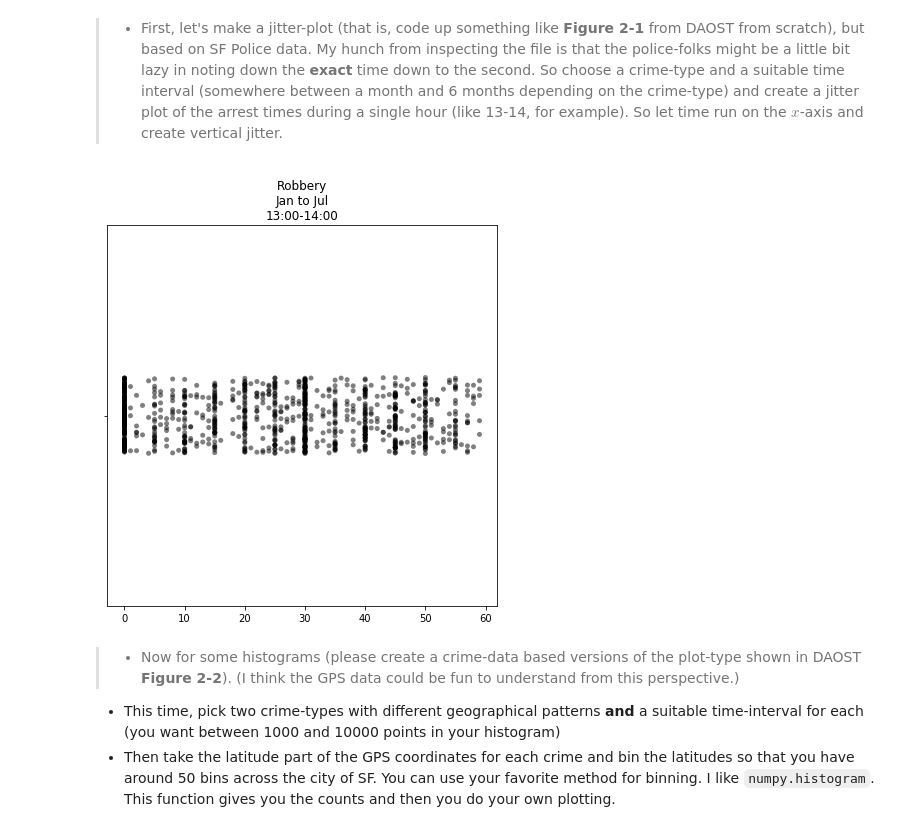
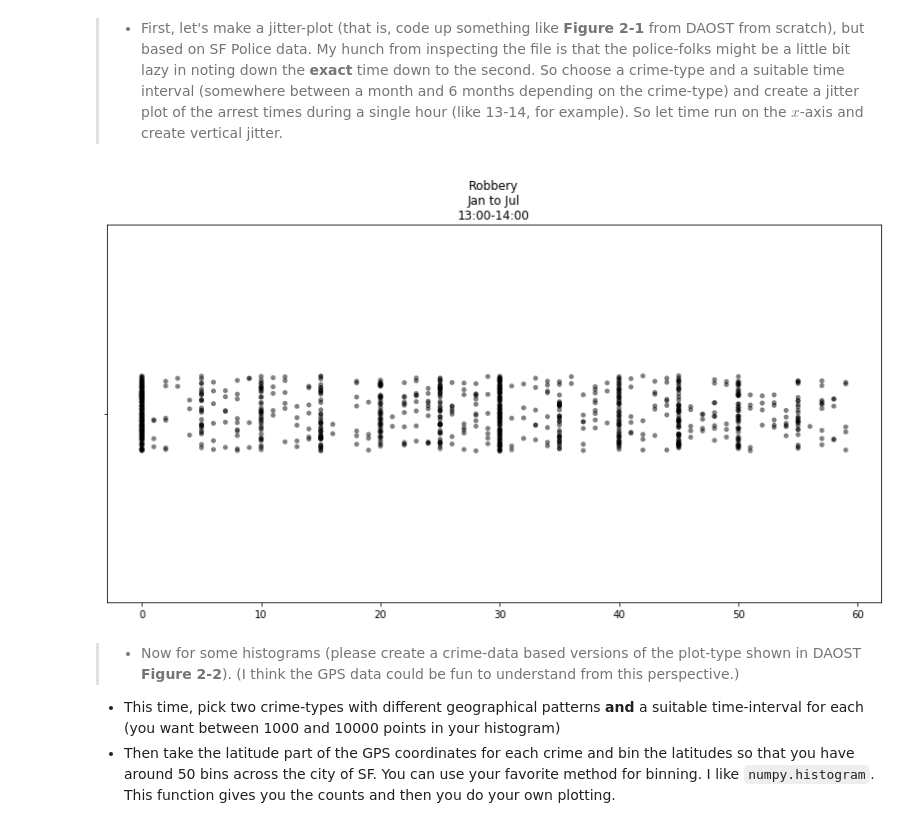
Before and after one commit to AbdulstarKousa/social-data-analysis, a Jupyter notebook: Assignment/Assignment 1.ipynb, the cells around one changed output. Cells and saved outputs as stored; diff of their text form; code cells hidden in the pictures.

```diff
--- a/Assignment/Assignment 1.ipynb
+++ b/Assignment/Assignment 1.ipynb
@@ -190,24 +220,24 @@ where IQR is the interquartile range of the data and n is the number of observat
 # %%
 """
 Crime = ROBBERY # imperically: gives one of best figures from Focus Crimes
 Month = from Jan to Jul.
 Hour  = 13 - 14
 Time -> Minutes
 
 Data  = focus crimes & != 2018
 """
 
 data_Jit = df2[df2['Category']=='ROBBERY']
 data_Jit = data_Jit[data_Jit['Month_Numeric']<=6]
 data_Jit = data_Jit[data_Jit['Hour']==13].reset_index(drop=True)
 data_Jit['Time'] = pd.to_datetime(data_Jit['Time']).dt.minute
 
 
-plt.figure(figsize=(7, 7))
+plt.figure(figsize=(14, 7))
 sns.stripplot(data_Jit['Time'].values, jitter=True, edgecolor='none', alpha=.50 ,color='k').set_title('Robbery\nJan to Jul\n13:00-14:00')
 plt.show()
 # %% [output]
-[figure, old version]
+[figure, new version]
 # %% [markdown]
 > * Now for some histograms (please create a crime-data based versions of the plot-type shown in DAOST **Figure 2-2**). (I think the GPS data could be fun to understand from this perspective.)
   * This time, pick two crime-types with different geographical patterns **and** a suitable time-interval for each (you want between 1000 and 10000 points in your histogram)
```
Also changed, not shown: parts of 9 cells of this notebook.
